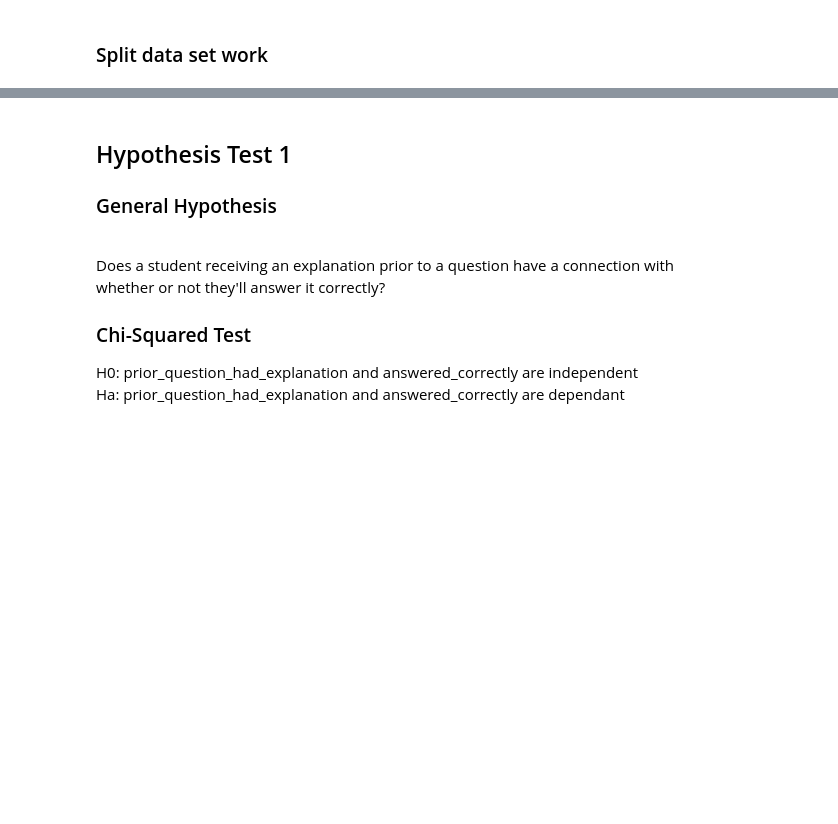
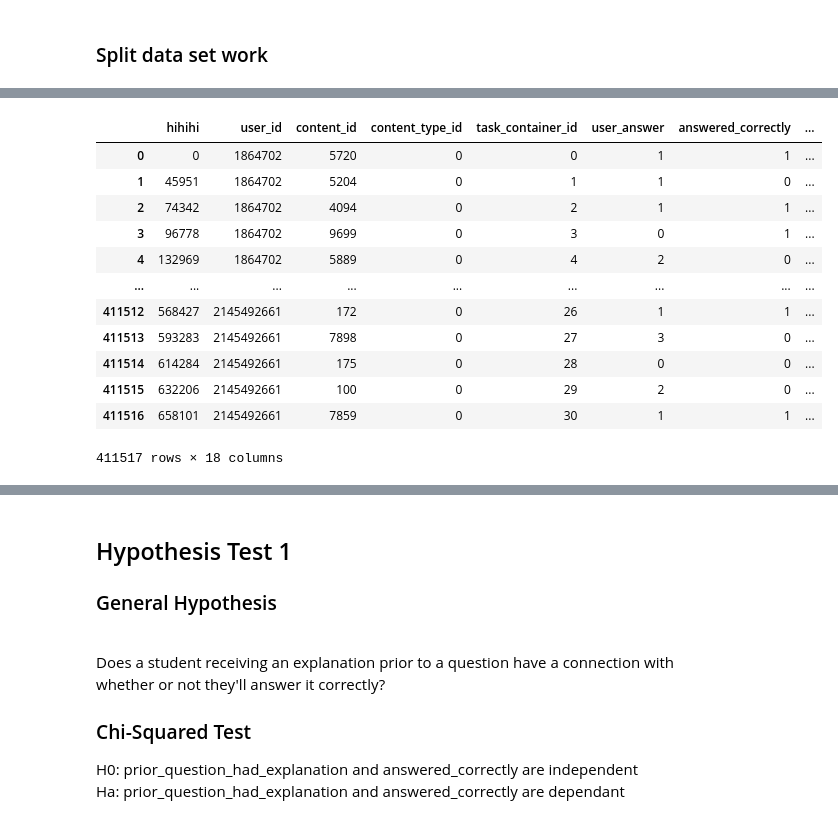
Before and after one commit to Riiid-Team/AI-Learning, a Jupyter notebook: MVP-Davila.ipynb, the cells around one changed output, grey strips where cells are left out. Saved outputs shown, nothing was run; the diff lists cells and outputs as text; code cells hidden in the pictures; blank space fills up the shorter version.

```diff
--- a/MVP-Davila.ipynb
+++ b/MVP-Davila.ipynb
@@ -13,5 +29,21 @@ from prepare import prep_riiid
 train = pd.read_csv('train.csv')
 validate = pd.read_csv('validate.csv')
 test = pd.read_csv('test.csv')
+# %%
+train.rename(columns={"timestamp": "hihihi"})
+# %% [output]
+|  | hihihi | user_id | content_id | content_type_id | task_container_id | user_answer | answered_correctly | ... |
+| 0 | 0 | 1864702 | 5720 | 0 | 0 | 1 | 1 | ... |
+| 1 | 45951 | 1864702 | 5204 | 0 | 1 | 1 | 0 | ... |
+| 2 | 74342 | 1864702 | 4094 | 0 | 2 | 1 | 1 | ... |
+| 3 | 96778 | 1864702 | 9699 | 0 | 3 | 0 | 1 | ... |
+| 4 | 132969 | 1864702 | 5889 | 0 | 4 | 2 | 0 | ... |
+| ... | ... | ... | ... | ... | ... | ... | ... | ... |
+| 411512 | 568427 | 2145492661 | 172 | 0 | 26 | 1 | 1 | ... |
+| 411513 | 593283 | 2145492661 | 7898 | 0 | 27 | 3 | 0 | ... |
+| 411514 | 614284 | 2145492661 | 175 | 0 | 28 | 0 | 0 | ... |
+| 411515 | 632206 | 2145492661 | 100 | 0 | 29 | 2 | 0 | ... |
+| 411516 | 658101 | 2145492661 | 7859 | 0 | 30 | 1 | 1 | ... |
+411517 rows × 18 columns
 # %%
 train, validate, test, train_s, validate_s, test_s = prep_riiid(train, validate, test)
```
Also changed, not shown: parts of 9 cells of this notebook.
